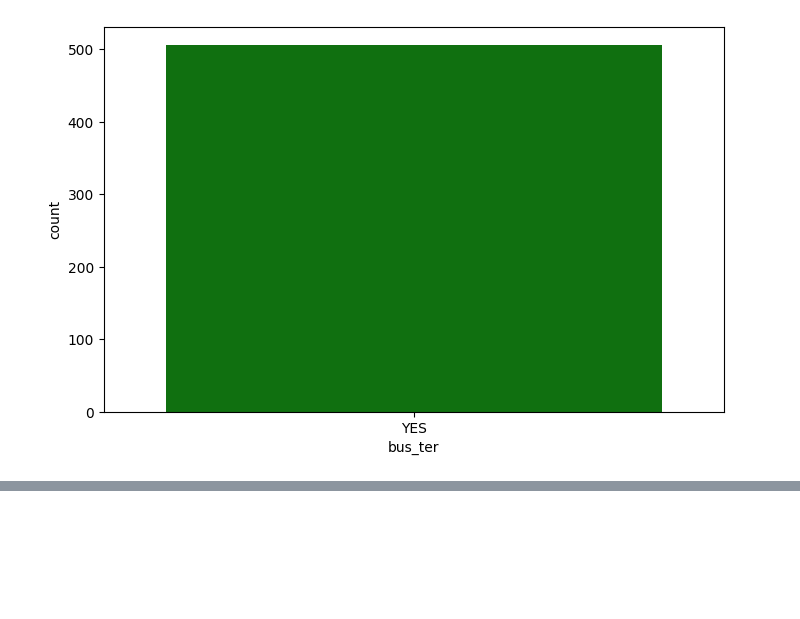
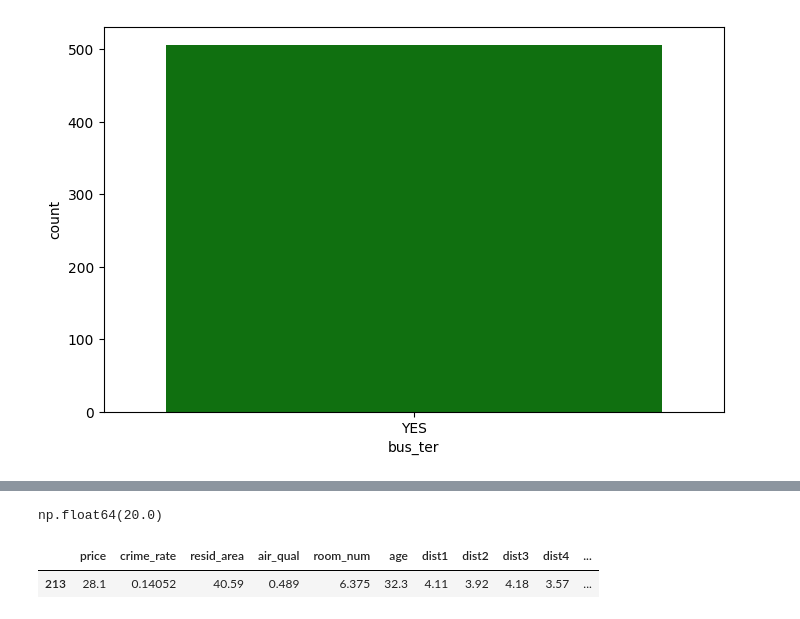
Before and after one commit to Fauzan555/House_price_prediction, a Jupyter notebook: House_pridict.ipynb, the cells around one changed output, grey strips where cells are left out. Cells and saved outputs as stored; diff of their text form; code cells hidden in the pictures; blank space fills up the shorter version.

```diff
--- a/House_pridict.ipynb
+++ b/House_pridict.ipynb
@@ -79,0 +148,4 @@ sns.countplot(x="bus_ter",data=df,color="green")
+# %%
+np.percentile(df.rainfall,[1])[0]
+# %% [output]
+np.float64(20.0)
@@ -79,0 +156,5 @@ sns.countplot(x="bus_ter",data=df,color="green")
+# %%
+df[(df.rainfall<lv)]
+# %% [output]
+|  | price | crime_rate | resid_area | air_qual | room_num | age | dist1 | dist2 | dist3 | dist4 | ... |
+| 213 | 28.1 | 0.14052 | 40.59 | 0.489 | 6.375 | 32.3 | 4.11 | 3.92 | 4.18 | 3.57 | ... |
```
Also changed, not shown: parts of 21 cells of this notebook.
